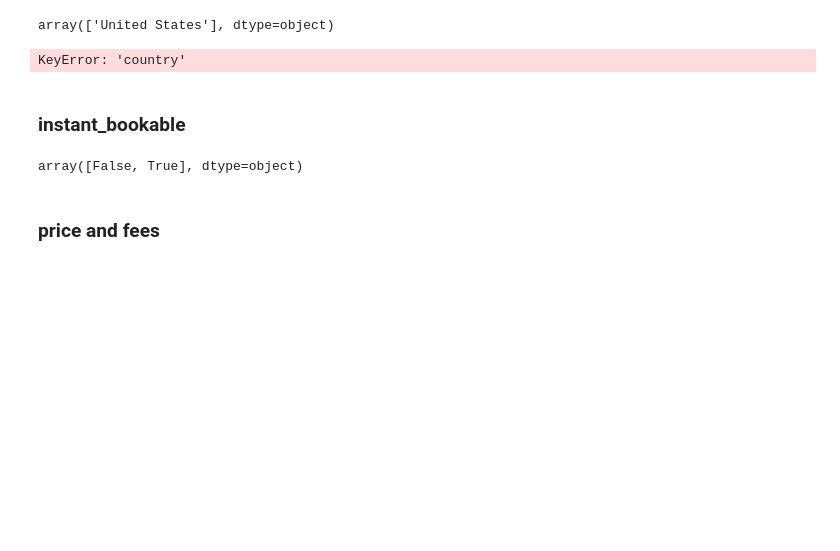
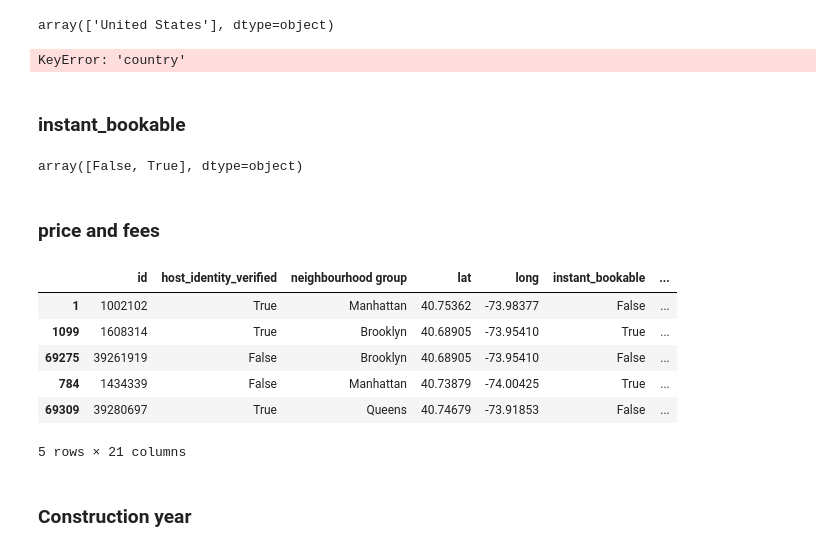
Before and after one commit to rupliwiec/airbnb_analysis, a Jupyter notebook: note.ipynb, the cells around one changed output. Drawn from its saved outputs; the diff is of its cells as text; code cells hidden in the pictures; blank space fills up the shorter version.

Commit message:
Cleaning construction_year

```diff
--- a/note.ipynb
+++ b/note.ipynb
@@ -352,3 +352,15 @@ data['instant_bookable'] = data['instant_bookable'].astype(bool)
 # %%
 for col in ['price', 'service fee']:
     data[col] = data[col].apply(lambda value: float(str(value).replace('$', '').replace(',', '')))
+# %%
+data.head()
+# %% [output]
+|  | id | host_identity_verified | neighbourhood group | lat | long | instant_bookable | ... |
+| 1 | 1002102 | True | Manhattan | 40.75362 | -73.98377 | False | ... |
+| 1099 | 1608314 | True | Brooklyn | 40.68905 | -73.95410 | True | ... |
+| 69275 | 39261919 | False | Brooklyn | 40.68905 | -73.95410 | False | ... |
+| 784 | 1434339 | False | Manhattan | 40.73879 | -74.00425 | True | ... |
+| 69309 | 39280697 | True | Queens | 40.74679 | -73.91853 | False | ... |
+5 rows × 21 columns
+# %% [markdown]
+### Construction year
```
Also changed, not shown: parts of 3 cells of this notebook.
